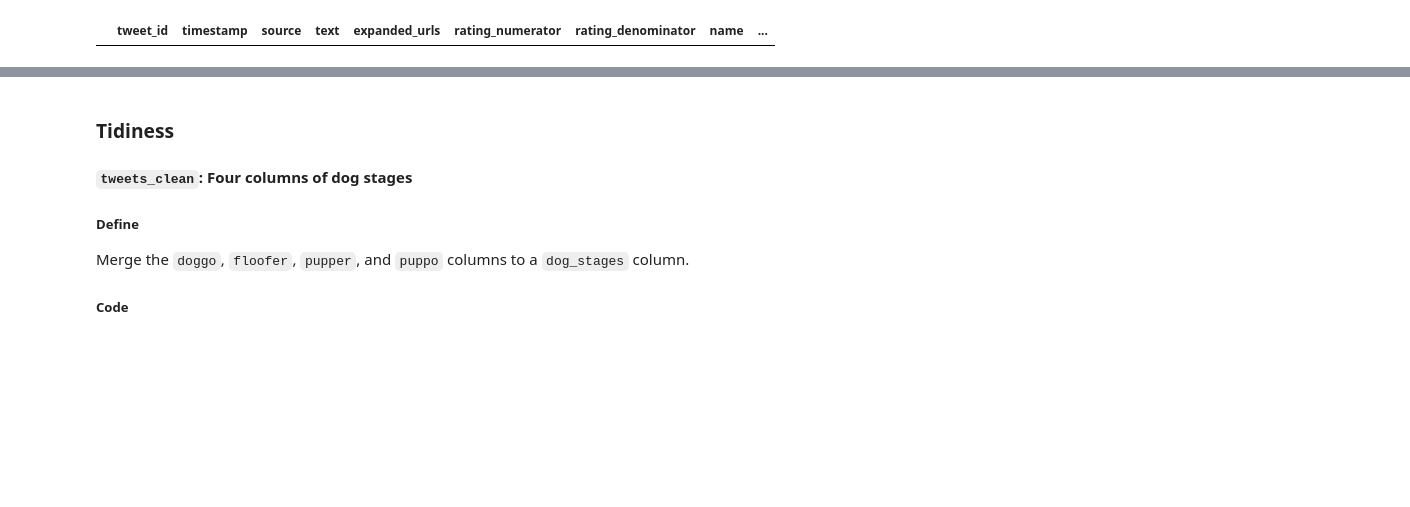
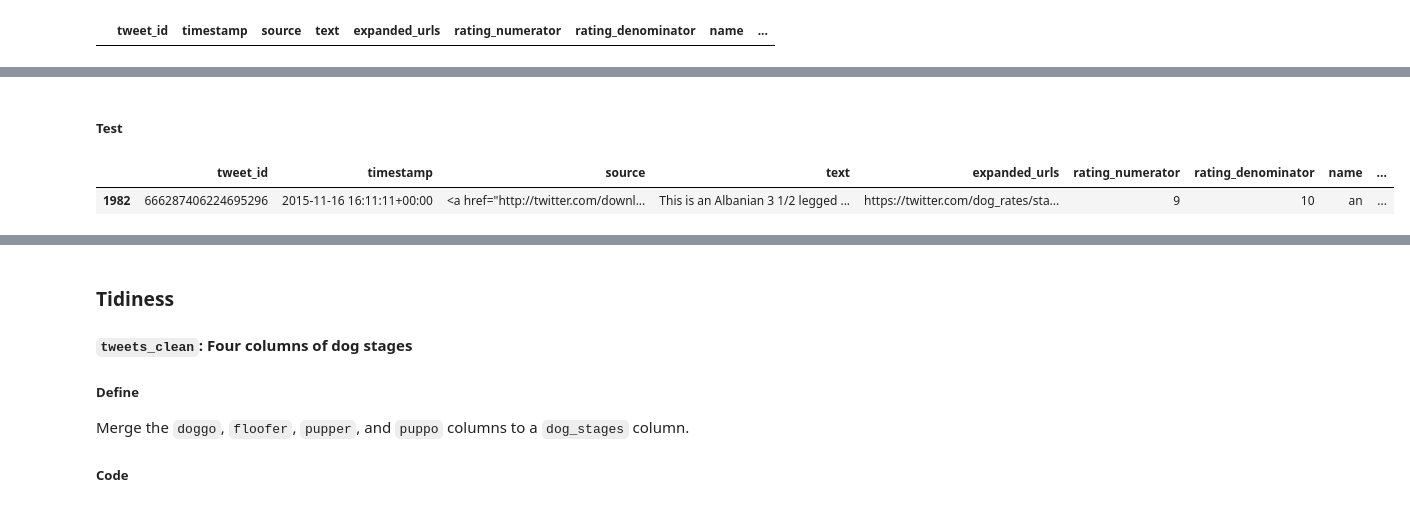
Before and after one commit to leqilu67/datawrangling_weratedogs, a Jupyter notebook: wrangle_act.ipynb, the cells around one changed output, grey strips where cells are left out. Drawn from its saved outputs; the diff is of its cells as text; code cells hidden in the pictures; blank space fills up the shorter version.

```diff
--- a/wrangle_act.ipynb
+++ b/wrangle_act.ipynb
@@ -451,0 +461,3 @@ tweets_clean[tweets_clean['expanded_urls'].isnull()]
+# %%
+tweets_clean['name'].replace('None', '', inplace=True)
+tweets_clean['name'].replace('a', '', inplace=True)
@@ -451,0 +493,10 @@ tweets_clean[tweets_clean['expanded_urls'].isnull()]
+# %%
+tweets_clean.loc[tweets_clean.tweet_id == '666287406224695296', 'rating_numerator'] = 9
+tweets_clean.loc[tweets_clean.tweet_id == '666287406224695296', 'rating_denominator'] = 10
+# %% [markdown]
+##### Test
+# %%
+tweets_clean[tweets_clean.tweet_id == '666287406224695296']
+# %% [output]
+|  | tweet_id | timestamp | source | text | expanded_urls | rating_numerator | rating_denominator | name | ... |
+| 1982 | 666287406224695296 | 2015-11-16 16:11:11+00:00 | <a href="http://twitter.com/downl... | This is an Albanian 3 1/2 legged ... | https://twitter.com/dog_rates/sta... | 9 | 10 | an | ... |
```
Also changed, not shown: parts of 50 cells of this notebook.
